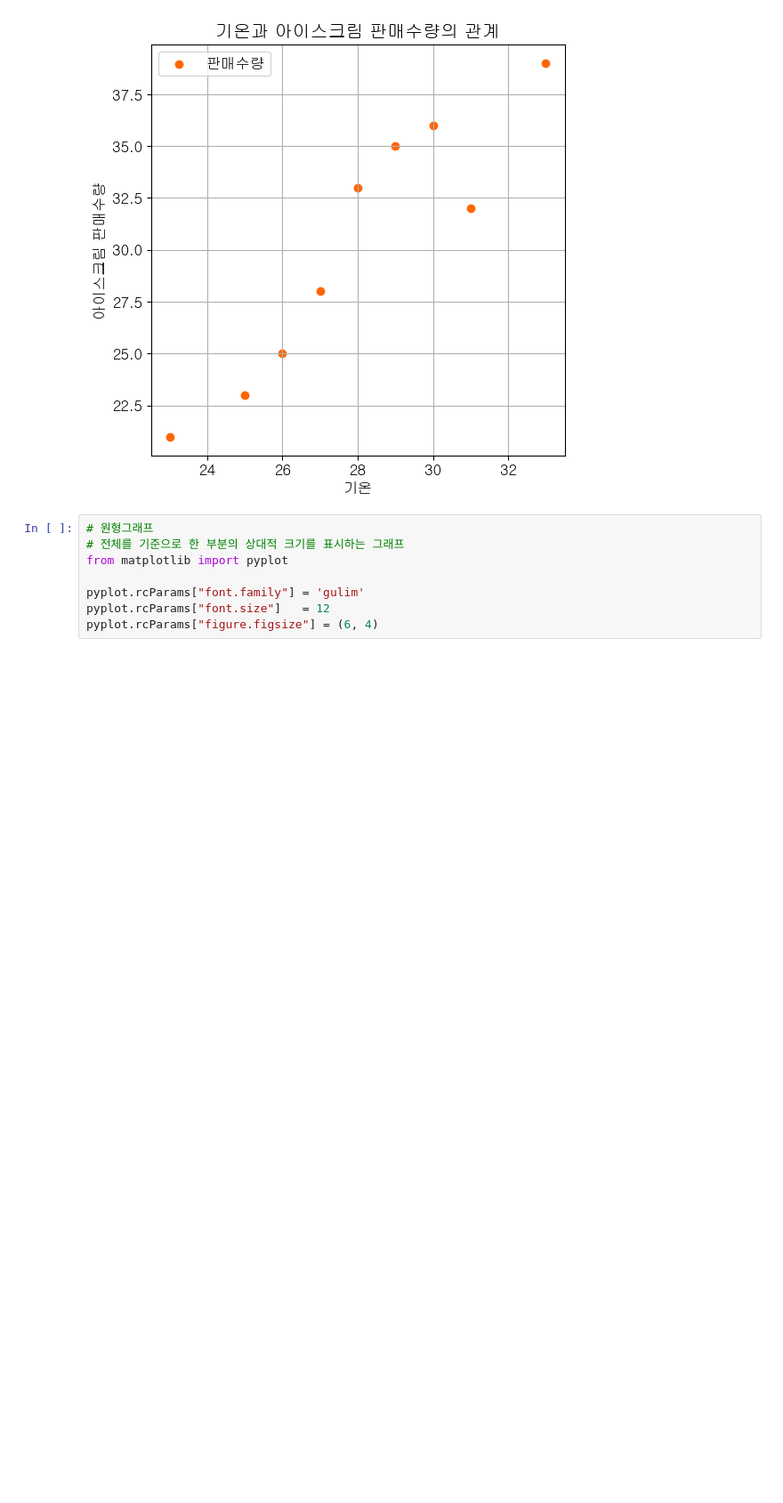
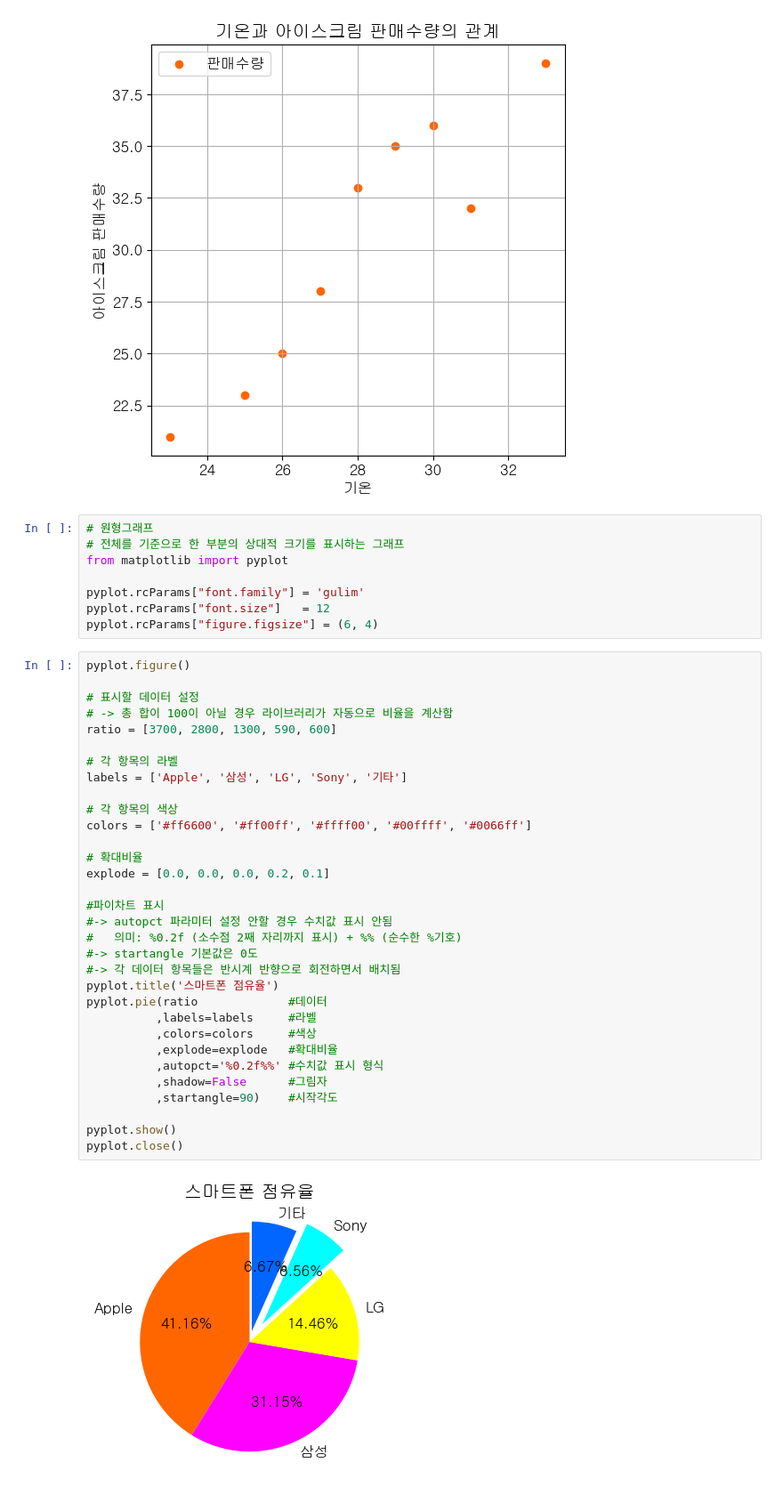
Before and after one commit to dpdms529/itwill_python, a Jupyter notebook: section1013/04_scatter.ipynb, the cells around one changed output. Shown: that part at 89% size. Saved outputs shown, nothing was run; the diff lists cells and outputs as text; blank space fills up the shorter version.

```diff
--- a/section1013/04_scatter.ipynb
+++ b/section1013/04_scatter.ipynb
@@ -34,3 +34,37 @@ from matplotlib import pyplot
 pyplot.rcParams["font.family"] = 'gulim'
 pyplot.rcParams["font.size"]   = 12
 pyplot.rcParams["figure.figsize"] = (6, 4)
+# %%
+pyplot.figure()
+
+# 표시할 데이터 설정
+# -> 총 합이 100이 아닐 경우 라이브러리가 자동으로 비율을 계산함
+ratio = [3700, 2800, 1300, 590, 600]
+
+# 각 항목의 라벨
+labels = ['Apple', '삼성', 'LG', 'Sony', '기타']
+
+# 각 항목의 색상
+colors = ['#ff6600', '#ff00ff', '#ffff00', '#00ffff', '#0066ff']
+
+# 확대비율
+explode = [0.0, 0.0, 0.0, 0.2, 0.1]
+
+#파이차트 표시
+#-> autopct 파라미터 설정 안할 경우 수치값 표시 안됨
+#   의미: %0.2f (소수점 2째 자리까지 표시) + %% (순수한 %기호)
+#-> startangle 기본값은 0도
+#-> 각 데이터 항목들은 반시계 반향으로 회전하면서 배치됨
+pyplot.title('스마트폰 점유율')
+pyplot.pie(ratio             #데이터
+          ,labels=labels     #라벨
+          ,colors=colors     #색상
+          ,explode=explode   #확대비율
+          ,autopct='%0.2f%%' #수치값 표시 형식
+          ,shadow=False      #그림자
+          ,startangle=90)    #시작각도
+
+pyplot.show()
+pyplot.close()
+# %% [output]
+[figure, added]
```
